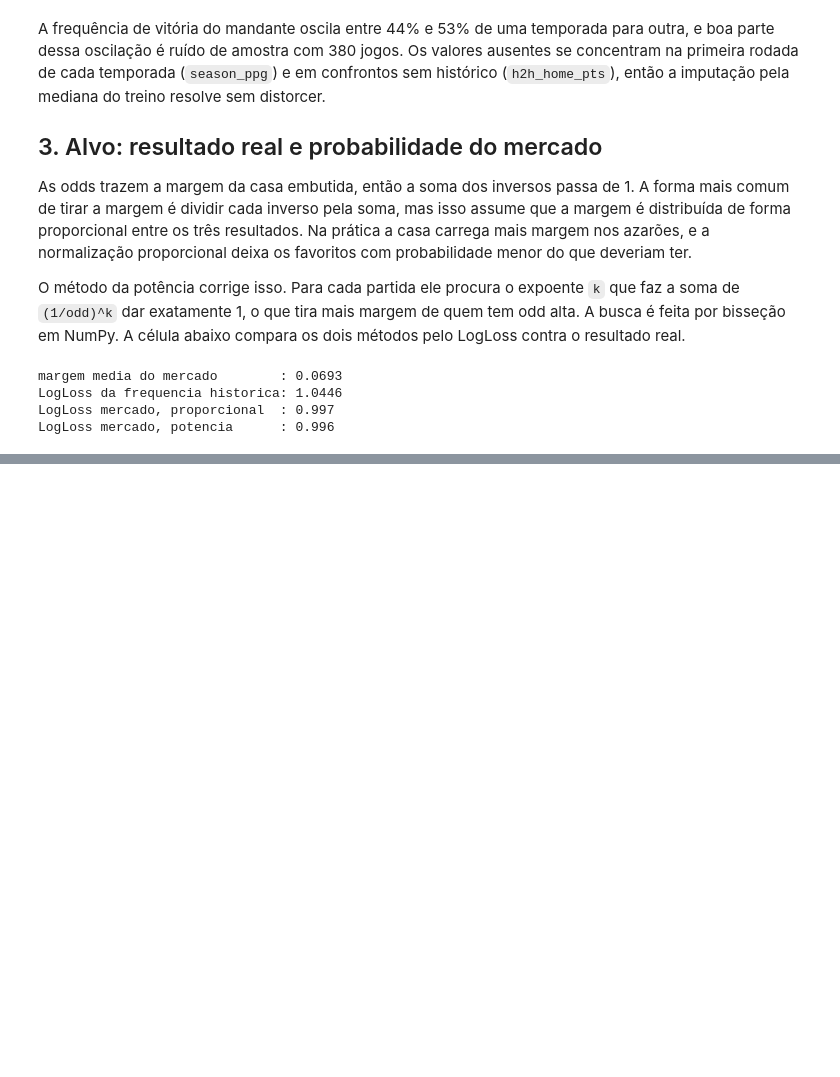
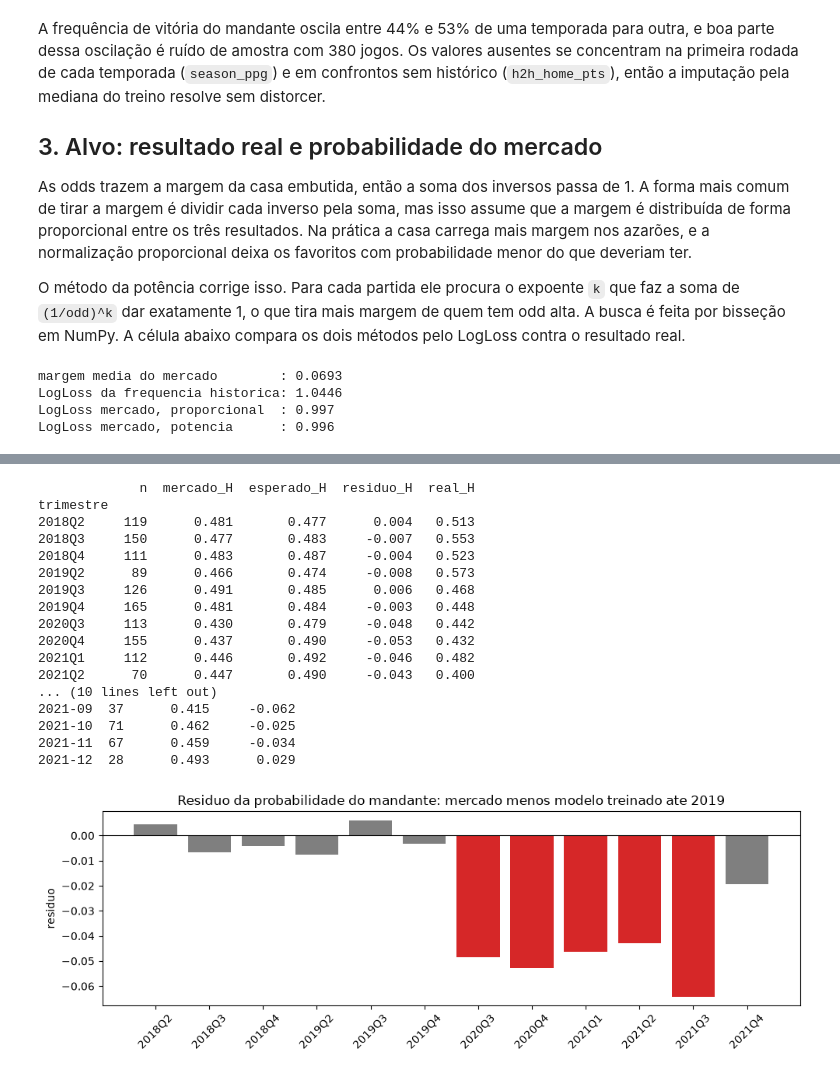
Before and after one commit to negri11/Campeonato-Inteli-M-dulo-3-2026, a Jupyter notebook: brasileirao_probabilidades.ipynb, the cells around one changed output, grey strips where cells are left out. Saved outputs shown, nothing was run; the diff lists cells and outputs as text; code cells hidden in the pictures; blank space fills up the shorter version.

```diff
--- a/brasileirao_probabilidades.ipynb
+++ b/brasileirao_probabilidades.ipynb
@@ -434,19 +165,0 @@ Essa é a decisão mais arriscada do modelo, porque os elencos mudam e o teste v
-# %%
-cfg_com = dict(fs="tudo", C=0.1, alpha=1.0, hl=4, team_fx=True, kind="logit")
-cfg_sem = dict(cfg_com, team_fx=False)
-
-linhas = []
-for corte in seasons[2:-1]:
-    tr = (train.Season <= corte).to_numpy()
-    m_com, m_sem = fit_cfg(cfg_com, tr), fit_cfg(cfg_sem, tr)
-    for s in [x for x in seasons if x > corte]:
-        va = (train.Season == s).to_numpy()
-        P_com = np.full((len(train), 3), np.nan)
-        P_sem = np.full((len(train), 3), np.nan)
-        P_com[va], P_sem[va] = m_com.predict_proba(X_all[va]), m_sem.predict_proba(X_all[va])
-        linhas.append(dict(horizonte=s - corte,
-                           ganho_resultado=ll(P_sem) - ll(P_com),
-                           ganho_mercado=cross_entropy(M_all, P_sem) - cross_entropy(M_all, P_com)))
-
-horiz = pd.DataFrame(linhas).groupby("horizonte").agg(["mean", "count"])
-horiz.round(4)
@@ -638,0 +519,51 @@ Tem uma tensão que vale deixar registrada. A vantagem do mandante caiu nas temp
+# %%
+g_pre = dict(GENOMA_REF, regime=False, hl=0)
+m_pre = fit_genome(g_pre, (train.Season <= 2019).to_numpy())
+P_pre = m_pre.predict_proba(X_all)
+
+datas = pd.to_datetime(train.Date)
+res = pd.DataFrame({
+    "trimestre": datas.dt.to_period("Q"),
+    "mercado_H": M_all[:, 2],
+    "esperado_H": P_pre[:, 2],
+    "real_H": Y_all[:, 2],
+})
+res["residuo_H"] = res.mercado_H - res.esperado_H
+tab = res[train.Season >= 2018].groupby("trimestre").agg(
+    n=("residuo_H", "size"), mercado_H=("mercado_H", "mean"), esperado_H=("esperado_H", "mean"),
+    residuo_H=("residuo_H", "mean"), real_H=("real_H", "mean"))
+print(tab.round(3))
+
+mensal = res[train.Season == 2021].assign(mes=datas[train.Season == 2021].dt.to_period("M")).groupby("mes").agg(
+    n=("residuo_H", "size"), mercado_H=("mercado_H", "mean"), residuo_H=("residuo_H", "mean"))
+print("\n2021 mes a mes:")
+print(mensal.round(3))
+
+fig, ax = plt.subplots(figsize=(10, 3.6))
+cores = ["tab:red" if v < -0.03 else "tab:gray" for v in tab.residuo_H]
+ax.bar(tab.index.astype(str), tab.residuo_H, color=cores)
+ax.axhline(0, color="black", linewidth=0.8)
+ax.set_title("Residuo da probabilidade do mandante: mercado menos modelo treinado ate 2019")
+ax.set_ylabel("residuo")
+plt.xticks(rotation=45)
+plt.tight_layout()
+plt.show()
+# %% [output]
+             n  mercado_H  esperado_H  residuo_H  real_H
+trimestre
+2018Q2     119      0.481       0.477      0.004   0.513
+2018Q3     150      0.477       0.483     -0.007   0.553
+2018Q4     111      0.483       0.487     -0.004   0.523
+2019Q2      89      0.466       0.474     -0.008   0.573
+2019Q3     126      0.491       0.485      0.006   0.468
+2019Q4     165      0.481       0.484     -0.003   0.448
+2020Q3     113      0.430       0.479     -0.048   0.442
+2020Q4     155      0.437       0.490     -0.053   0.432
+2021Q1     112      0.446       0.492     -0.046   0.482
+2021Q2      70      0.447       0.490     -0.043   0.400
+... (10 lines left out)
+2021-09  37      0.415     -0.062
+2021-10  71      0.462     -0.025
+2021-11  67      0.459     -0.034
+2021-12  28      0.493      0.029
+[figure, added]
```
Also changed, not shown: parts of 52 cells of this notebook, 4 other files.
